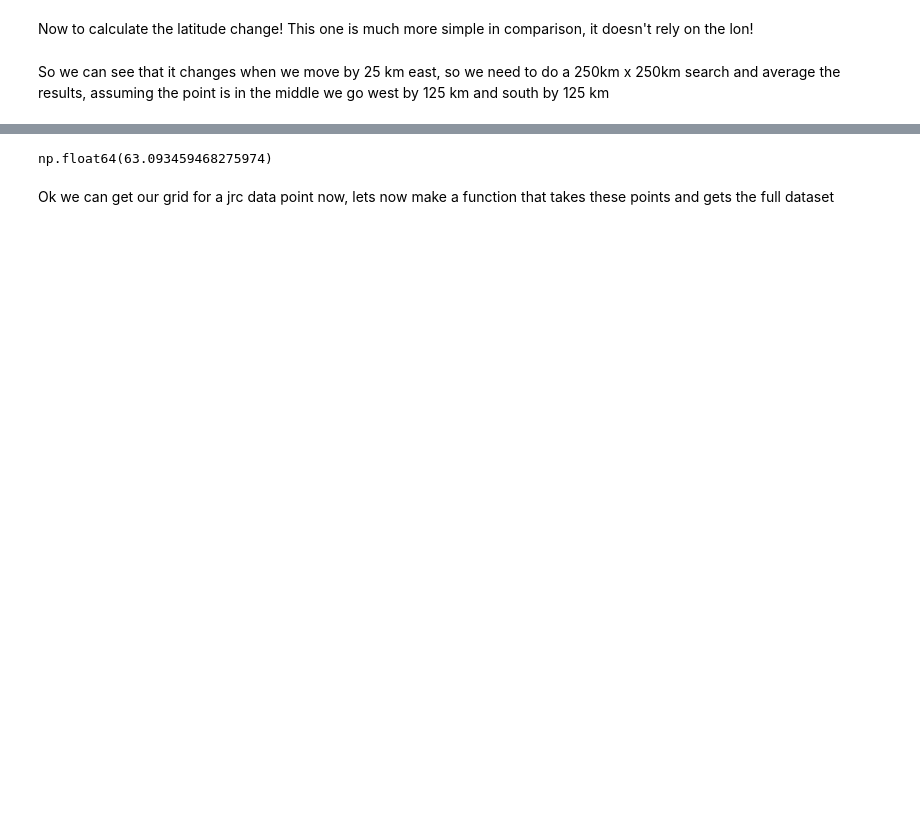
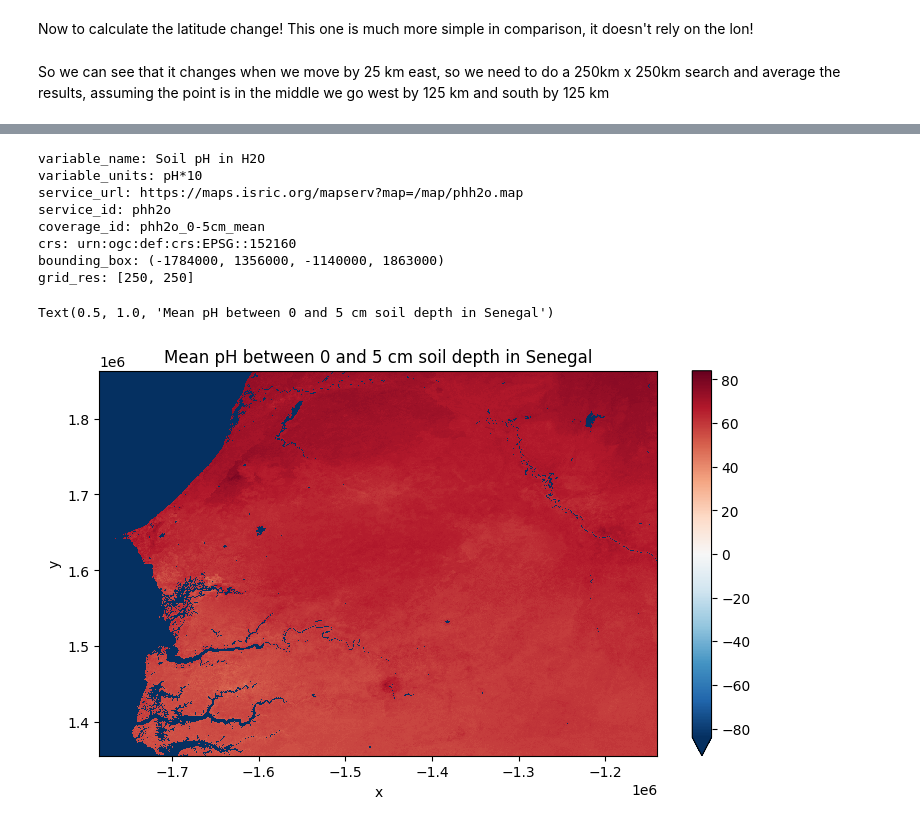
Before and after one commit to kdw6525/S1P, a Jupyter notebook: data_concat.ipynb, the cells around one changed output, grey strips where cells are left out. Cells and saved outputs as stored; diff of their text form; code cells hidden in the pictures; blank space fills up the shorter version.

```diff
--- a/data_concat.ipynb
+++ b/data_concat.ipynb
@@ -444,10 +221,0 @@ Text(0.5, 1.0, 'Mean pH between 0 and 5 cm soil depth near Amsterdam')
-# %%
-fill_mask = a_data != -32768
-data_arr = a_data.values
-data_real = data_arr[fill_mask]
-data_real.mean()
-# skipping the fill values we can calculate the mean value!
-# %% [output]
-np.float64(63.093459468275974)
-# %% [markdown]
-Ok we can get our grid for a jrc data point now, lets now make a function that takes these points and gets the full dataset
@@ -479,0 +225,29 @@ test = get_soilgrid((4.940522, 52.271991), service_id='phh2o', coverage_id='phh2
+# %%
+import matplotlib.pyplot as plt
+from soilgrids import SoilGrids
+
+# get data from SoilGrids
+soil_grids = SoilGrids()
+data = soil_grids.get_coverage_data(service_id='phh2o', coverage_id='phh2o_0-5cm_mean',
+                                       west=-1784000, south=1356000, east=-1140000, north=1863000,
+                                       crs='urn:ogc:def:crs:EPSG::152160',output='test.tif')
+
+# show metadata
+for key, value in soil_grids.metadata.items():
+    print('{}: {}'.format(key,value))
+
+
+# plot data
+data.plot(figsize=(9,5))
+plt.title('Mean pH between 0 and 5 cm soil depth in Senegal')
+# %% [output]
+variable_name: Soil pH in H2O
+variable_units: pH*10
+service_url: https://maps.isric.org/mapserv?map=/map/phh2o.map
+service_id: phh2o
+coverage_id: phh2o_0-5cm_mean
+crs: urn:ogc:def:crs:EPSG::152160
+bounding_box: (-1784000, 1356000, -1140000, 1863000)
+grid_res: [250, 250]
+Text(0.5, 1.0, 'Mean pH between 0 and 5 cm soil depth in Senegal')
+[figure, added]
```
Also changed, not shown: parts of 22 cells of this notebook.
